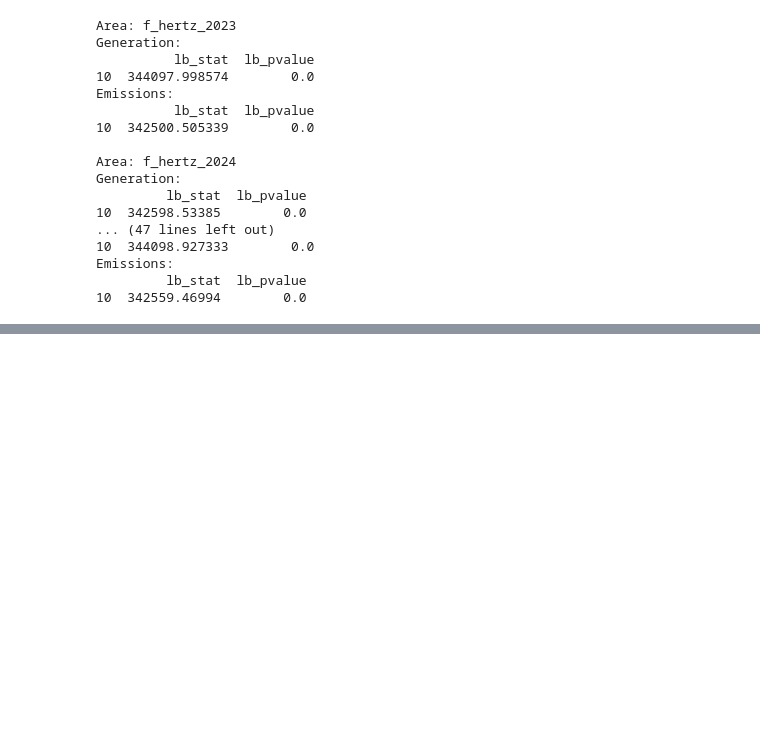
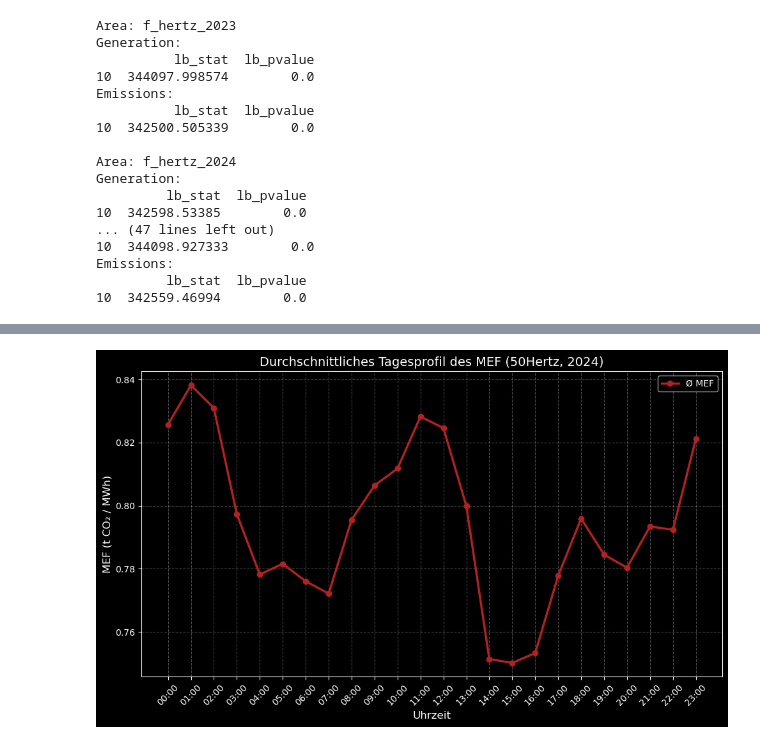
Before and after one commit to AK960/marginal-emissions-germany, a Jupyter notebook: notebooks/test_stationarity.ipynb, the cells around one changed output, grey strips where cells are left out. Saved outputs shown, nothing was run; the diff lists cells and outputs as text; code cells hidden in the pictures; blank space fills up the shorter version.

```diff
--- a/notebooks/test_stationarity.ipynb
+++ b/notebooks/test_stationarity.ipynb
@@ -115,0 +186,31 @@ Macht die Verwendung des AIC in meinem Fall Sinn, oder ist eine andere Methode z
+# %%
+import matplotlib.pyplot as plt
+import pandas as pd
+
+# 1. Daten auf Stundenbasis aggregieren (Mittelwert für den Faktor)
+df_hourly = fhertz2024[['mef_t_MWh']].resample('1h').mean()
+
+# 2. Gruppieren nach der Stunde des Tages (0 bis 23)
+daily_avg = df_hourly.groupby(df_hourly.index.hour)['mef_t_MWh'].mean()
+
+# 3. Plot erstellen
+fig, ax = plt.subplots(figsize=(10, 6))
+
+# Wir fügen hier Marker ('o') hinzu, damit die 24 einzelnen Stundenpunkte klarer erkennbar sind
+ax.plot(daily_avg.index, daily_avg.values, color='firebrick', linewidth=2.5, marker='o', label='Ø MEF')
+
+# X-Achse sauber von 0 bis 23 formatieren
+ax.set_xticks(range(0, 24))
+ax.set_xticklabels([f"{h:02d}:00" for h in range(24)], rotation=45)
+
+# Beschriftungen und Layout
+plt.title('Durchschnittliches Tagesprofil des MEF (50Hertz, 2024)', fontsize=14)
+plt.xlabel('Uhrzeit', fontsize=12)
+plt.ylabel('MEF (t CO₂ / MWh)', fontsize=12)
+plt.grid(True, alpha=0.3, linestyle='--')
+plt.legend()
+plt.tight_layout()
+
+plt.show()
+# %% [output]
+[figure, added]
```
Also changed, not shown: parts of 10 cells of this notebook, 9 other files.
